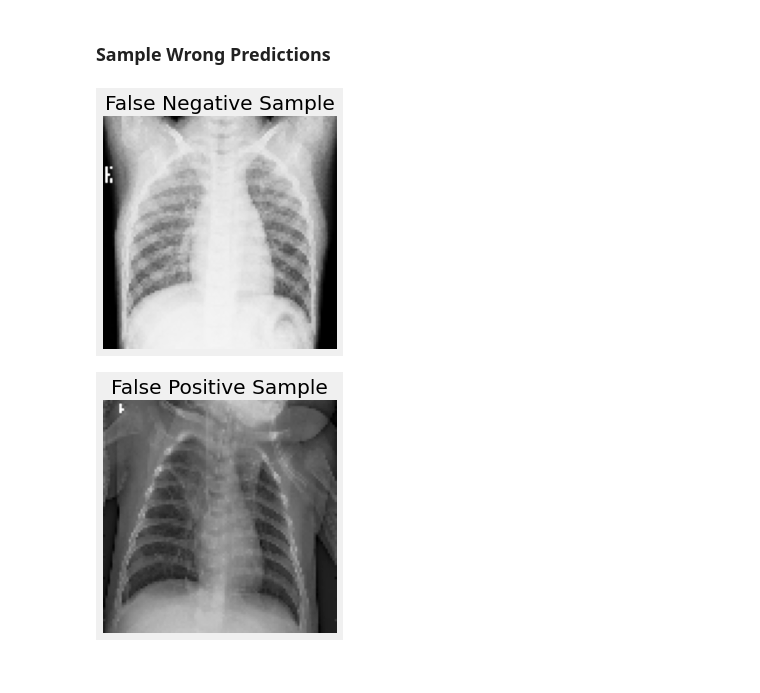
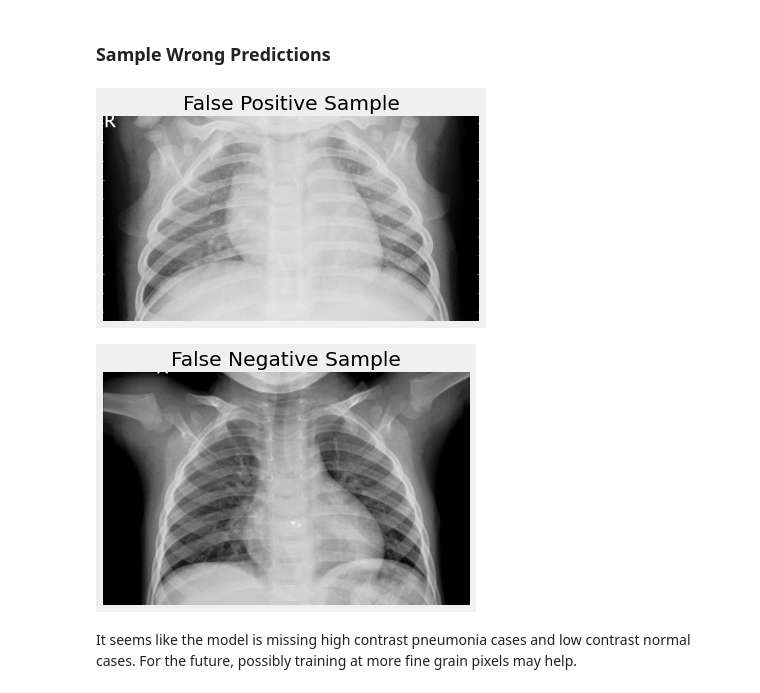
Before and after one commit to stereopickle/pneumonia_img_classification, a Jupyter notebook: 020.CNN.ipynb, the cells around one changed output. Saved outputs shown, nothing was run; the diff lists cells and outputs as text; code cells hidden in the pictures.

```diff
--- a/020.CNN.ipynb
+++ b/020.CNN.ipynb
@@ -812,14 +813,16 @@ plt.show()
 ### Sample Wrong Predictions
 # %%
 def plot_img(path, title):
-    fn = image.load_img(path, target_size = (100,100), color_mode='grayscale')
+    fn = image.load_img(path, color_mode='grayscale')
     plt.imshow(fn, cmap='Greys_r')
     plt.title(title)
     plt.axis('off')
     plt.show()
 # %%
-plot_img(f'DATA/test/normal/{np.random.choice(FP_list, 1)[0]}', 'False Negative Sample')
-plot_img(f'DATA/test/pneumonia/{np.random.choice(FN_list, 1)[0]}', 'False Positive Sample')
+plot_img(f'DATA/test/normal/{np.random.choice(FP_list, 1)[0]}', 'False Positive Sample')
+plot_img(f'DATA/test/pneumonia/{np.random.choice(FN_list, 1)[0]}', 'False Negative Sample')
 # %% [output]
-[figure, old version]
+[figure, new version]
-[figure, old version]
+[figure, new version]
+# %% [markdown]
+It seems like the model is missing high contrast pneumonia cases and low contrast normal cases. For the future, possibly training at more fine grain pixels may help.
```
Also changed, not shown: parts of 92 cells of this notebook.
